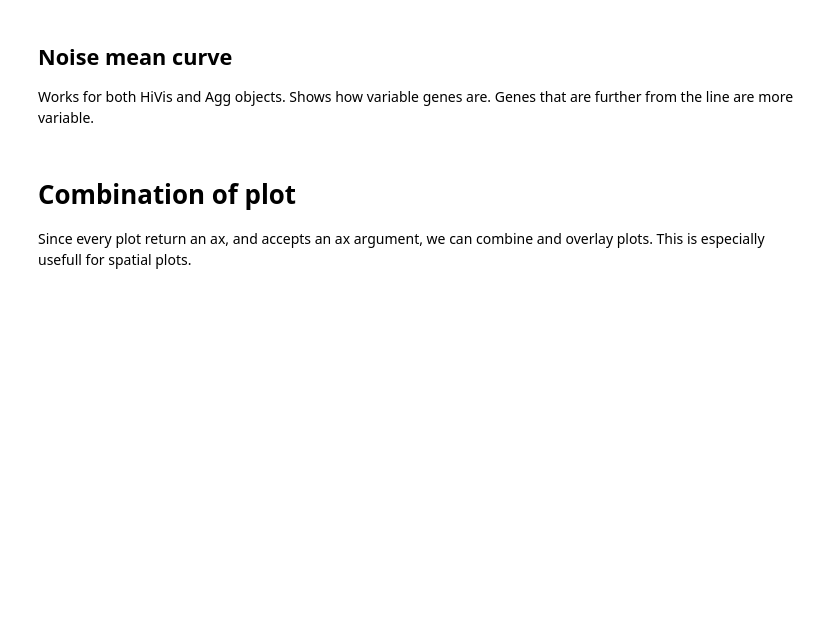
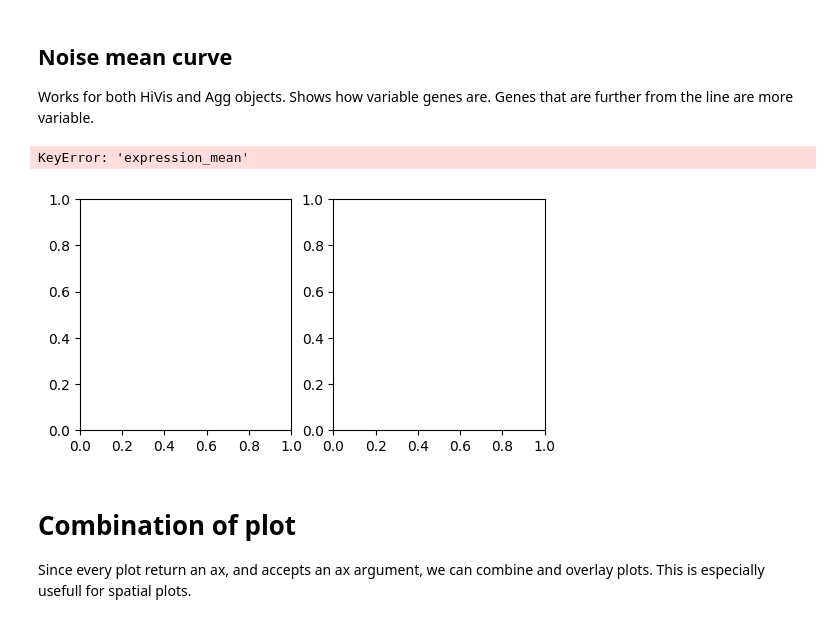
Before and after one commit to roynov01/HiVis, a Jupyter notebook: tutorials/4_plotting.ipynb, the cells around one changed output. Cells and saved outputs as stored; diff of their text form; code cells hidden in the pictures; blank space fills up the shorter version.

```diff
--- a/tutorials/4_plotting.ipynb
+++ b/tutorials/4_plotting.ipynb
@@ -193,8 +188,11 @@ Works for both HiVis and Agg objects. Shows how variable genes are. Genes that a
 # %%
 fig, axes = plt.subplots(1,2, figsize=(6,3))
 si.plot.noise_mean_curve(ax=axes[0])
-si.agg["SC"].plot.noise_mean_curve(ax=axes[1],cmap["black","red"],size=20, signif_thresh=0.99, title="Noise mean curve")
+si.agg["SC"].plot.noise_mean_curve(ax=axes[1],cmap=["black","red"],size=20, signif_thresh=0.99, title="Noise mean curve")
 plt.tight_layout()
+# %% [output]
+KeyError: 'expression_mean'
+[figure, added]
 # %% [markdown]
 # Combination of plot
 Since every plot return an ax, and accepts an ax argument, we can combine and overlay plots. This is especially usefull for spatial plots.
```
Also changed, not shown: parts of 13 cells of this notebook, 7 other files.
